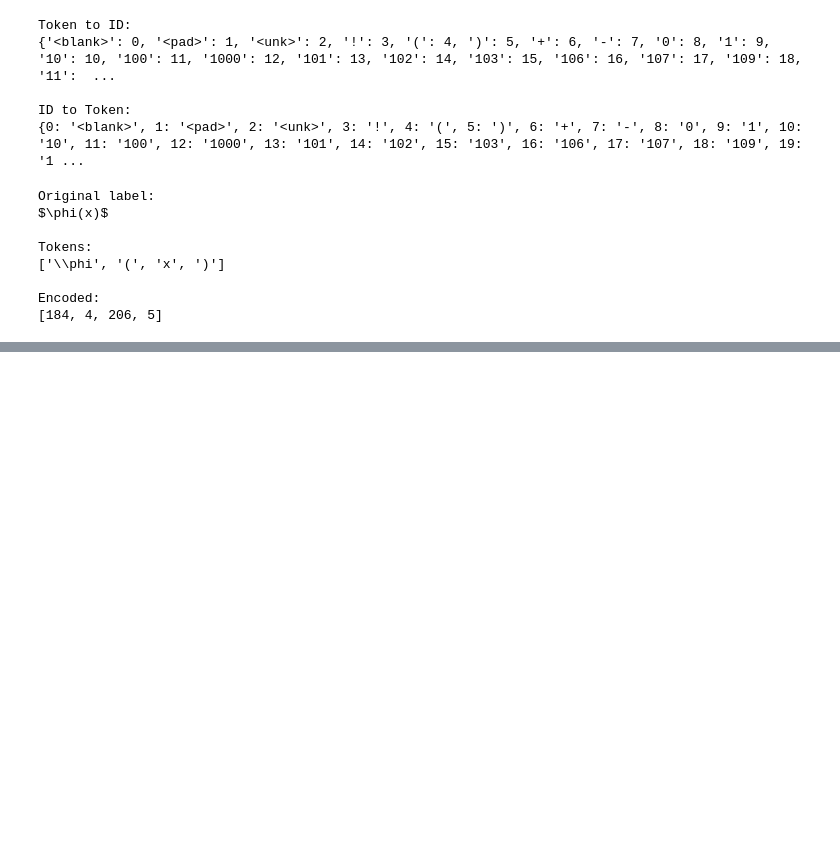
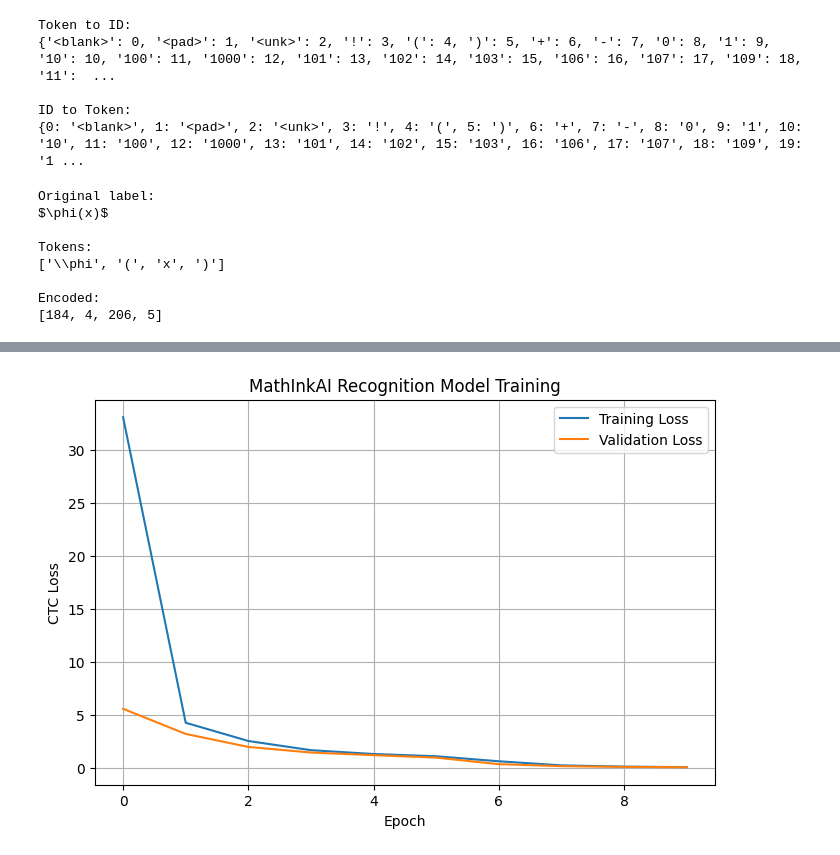
Before and after one commit to SuyashMathur-bit/MathInkAI, a Jupyter notebook: Untitled5.ipynb, the cells around one changed output, grey strips where cells are left out. Cells and saved outputs as stored; diff of their text form; code cells hidden in the pictures; blank space fills up the shorter version.

```diff
--- a/Untitled5.ipynb
+++ b/Untitled5.ipynb
@@ -647,0 +741,23 @@ Encoded:
+# %%
+import numpy as np
+
+y_train_padded = np.full(
+    (len(y_train), max_label_length),
+    token_to_id["<pad>"],
+    dtype=np.int32
+)
+
+y_val_padded = np.full(
+    (len(y_val), max_label_length),
+    token_to_id["<pad>"],
+    dtype=np.int32
+)
+
+for i, label in enumerate(y_train):
+    y_train_padded[i, :len(label)] = label
+
+for i, label in enumerate(y_val):
+    y_val_padded[i, :len(label)] = label
+
+print("Training targets:", y_train_padded.shape)
+print("Validation targets:", y_val_padded.shape)
@@ -647,0 +1108,24 @@ Encoded:
+# %%
+import matplotlib.pyplot as plt
+plt.figure(figsize=(8,5))
+
+plt.plot(
+    history.history["loss"],
+    label="Training Loss"
+)
+
+plt.plot(
+    history.history["val_loss"],
+    label="Validation Loss"
+)
+
+plt.xlabel("Epoch")
+plt.ylabel("CTC Loss")
+plt.title("MathInkAI Recognition Model Training")
+
+plt.legend()
+plt.grid(True)
+
+plt.show()
+# %% [output]
+[figure, added]
```
Also changed, not shown: parts of 17 cells of this notebook.
